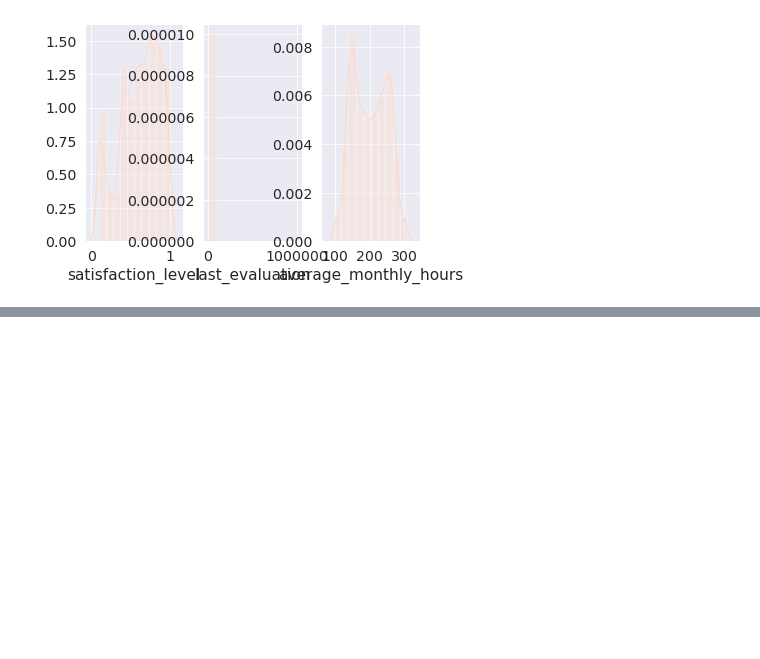
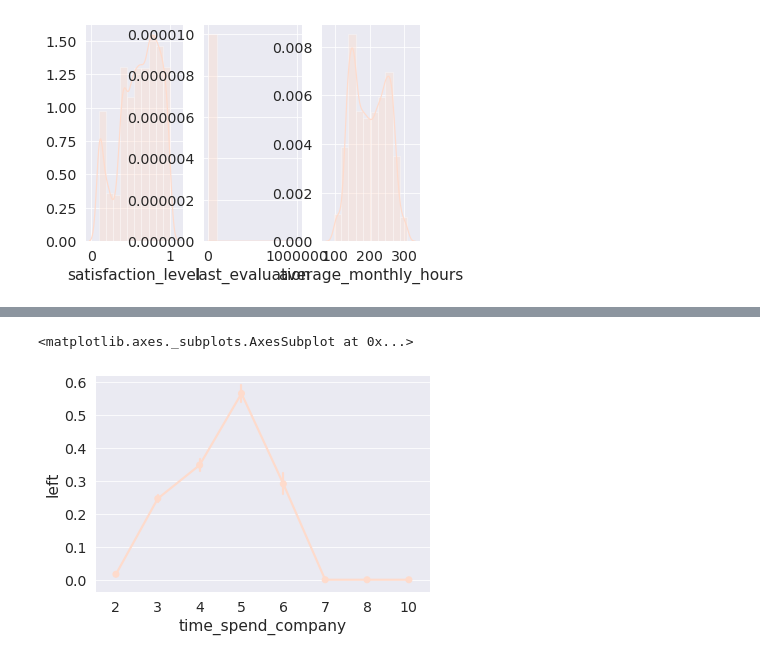
Before and after one commit to usstroot/notebook, a Jupyter notebook: Python3数据分析与挖掘建模实战/第3章 可视化.ipynb, the cells around one changed output, grey strips where cells are left out. Drawn from its saved outputs; the diff is of its cells as text; code cells hidden in the pictures; blank space fills up the shorter version.

```diff
--- a/Python3数据分析与挖掘建模实战/第3章 可视化.ipynb
+++ b/Python3数据分析与挖掘建模实战/第3章 可视化.ipynb
@@ -45,0 +62,5 @@ plt.show()
+# %%
+sns.pointplot(x='time_spend_company',y='left',data=df)
+# %% [output]
+<matplotlib.axes._subplots.AxesSubplot at 0x...>
+[figure, added]
```
Also changed, not shown: parts of 8 cells of this notebook, 1 other file.
